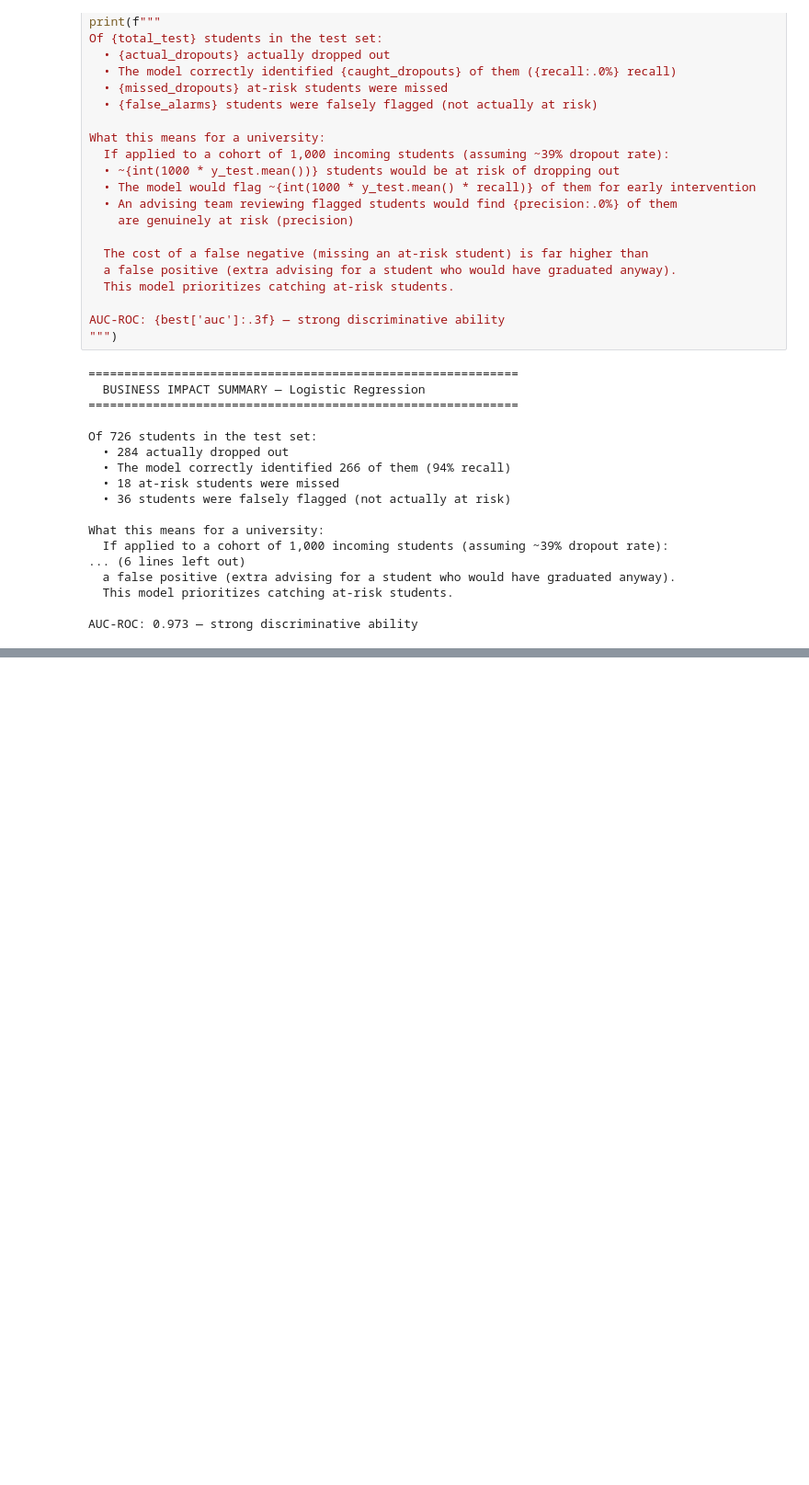
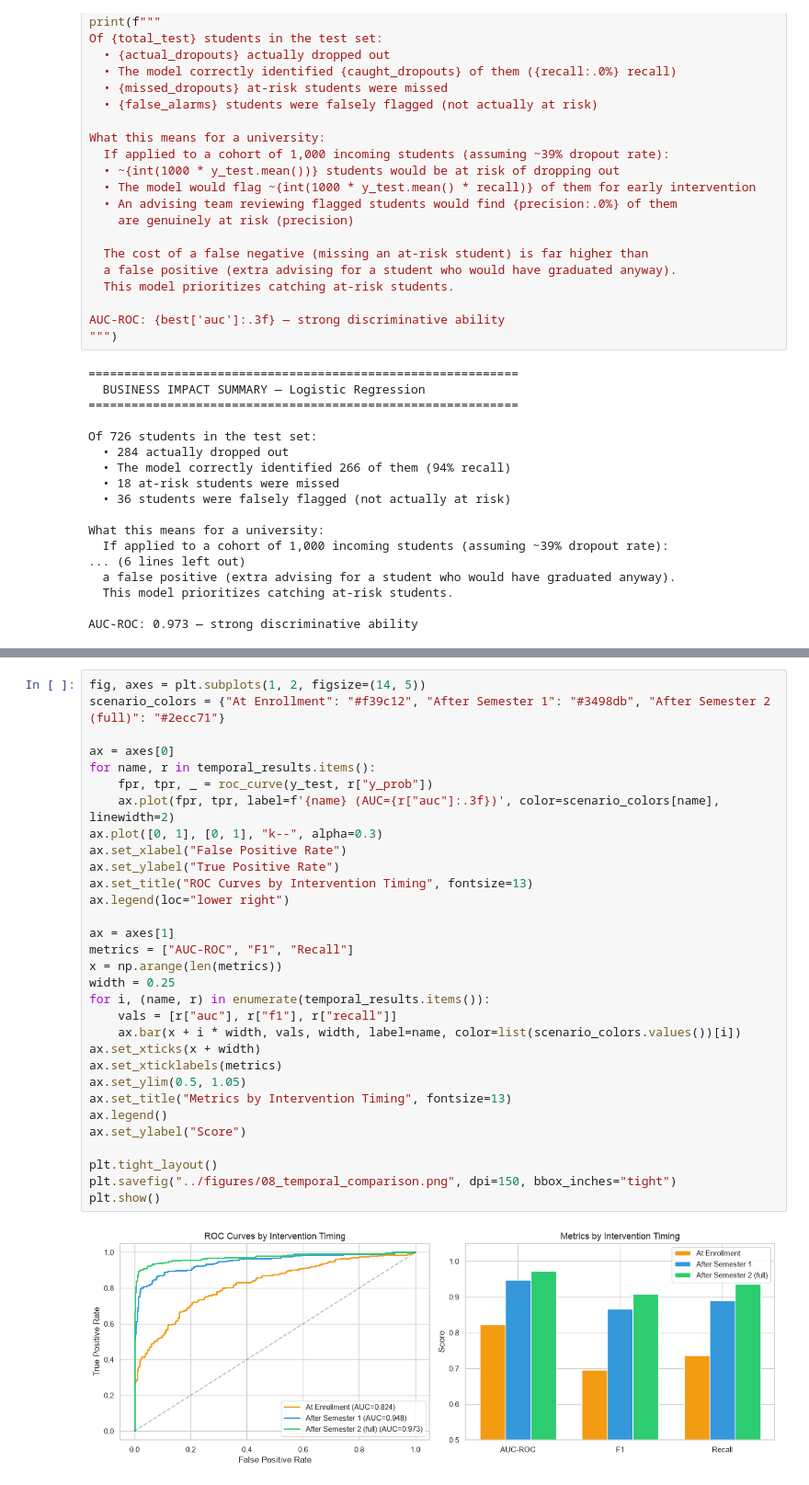
Before and after one commit to mianiela22/student-dropout-prediction, a Jupyter notebook: notebooks/02_modeling.ipynb, the cells around one changed output, grey strips where cells are left out. Shown at 92% size. Cells and saved outputs as stored; diff of their text form; blank space fills up the shorter version.

```diff
--- a/notebooks/02_modeling.ipynb
+++ b/notebooks/02_modeling.ipynb
@@ -314,0 +401,33 @@ AUC-ROC: 0.973 — strong discriminative ability
+# %%
+fig, axes = plt.subplots(1, 2, figsize=(14, 5))
+scenario_colors = {"At Enrollment": "#f39c12", "After Semester 1": "#3498db", "After Semester 2 (full)": "#2ecc71"}
+
+ax = axes[0]
+for name, r in temporal_results.items():
+    fpr, tpr, _ = roc_curve(y_test, r["y_prob"])
+    ax.plot(fpr, tpr, label=f'{name} (AUC={r["auc"]:.3f})', color=scenario_colors[name], linewidth=2)
+ax.plot([0, 1], [0, 1], "k--", alpha=0.3)
+ax.set_xlabel("False Positive Rate")
+ax.set_ylabel("True Positive Rate")
+ax.set_title("ROC Curves by Intervention Timing", fontsize=13)
+ax.legend(loc="lower right")
+
+ax = axes[1]
+metrics = ["AUC-ROC", "F1", "Recall"]
+x = np.arange(len(metrics))
+width = 0.25
+for i, (name, r) in enumerate(temporal_results.items()):
+    vals = [r["auc"], r["f1"], r["recall"]]
+    ax.bar(x + i * width, vals, width, label=name, color=list(scenario_colors.values())[i])
+ax.set_xticks(x + width)
+ax.set_xticklabels(metrics)
+ax.set_ylim(0.5, 1.05)
+ax.set_title("Metrics by Intervention Timing", fontsize=13)
+ax.legend()
+ax.set_ylabel("Score")
+
+plt.tight_layout()
+plt.savefig("../figures/08_temporal_comparison.png", dpi=150, bbox_inches="tight")
+plt.show()
+# %% [output]
+[figure, added]
```
Also changed, not shown: parts of 3 cells of this notebook, 2 other files.
